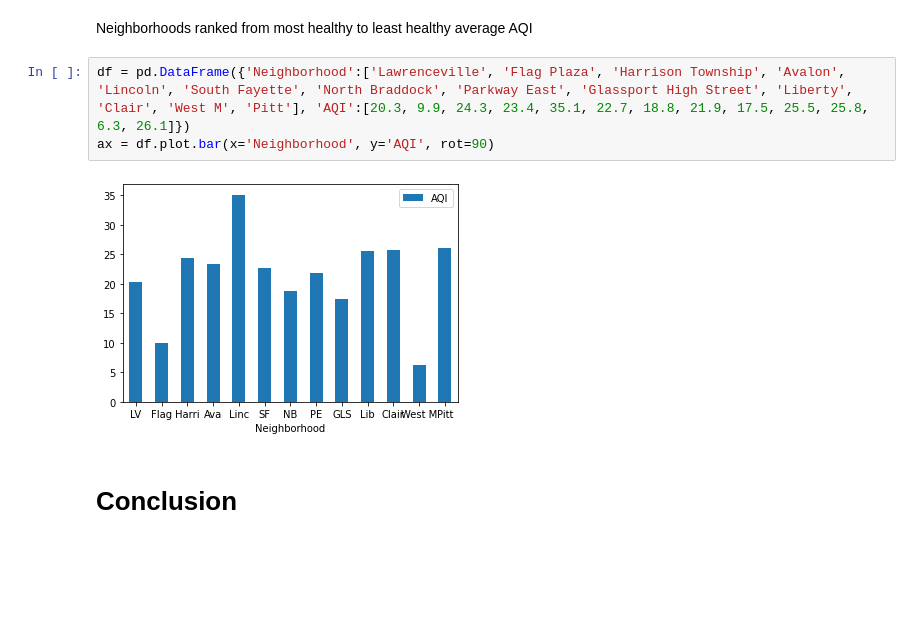
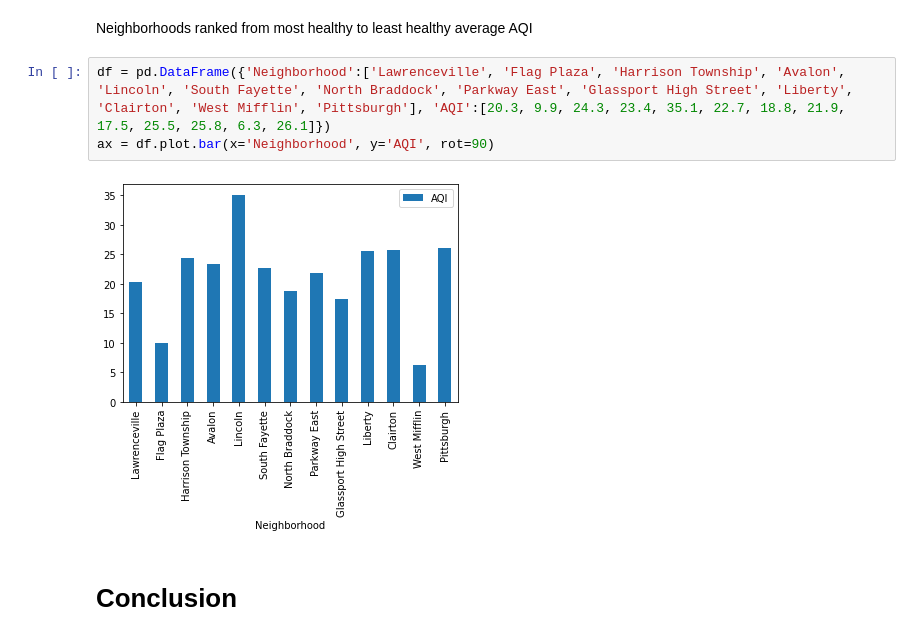
Before and after one commit to pww56/Group-23-Final-Project, a Jupyter notebook: SafestNeighborhood.ipynb, the cells around one changed output. Saved outputs shown, nothing was run; the diff lists cells and outputs as text; blank space fills up the shorter version.

Commit message:
actually fixed AQI graph

```diff
--- a/SafestNeighborhood.ipynb
+++ b/SafestNeighborhood.ipynb
@@ -252,10 +252,10 @@ These are the offical averages of Lawrenceville and Liberty sice they both had 2
 # %% [markdown]
 Neighborhoods ranked from most healthy to least healthy average AQI
 # %%
-df = pd.DataFrame({'Neighborhood':['Lawrenceville', 'Flag Plaza', 'Harrison Township', 'Avalon', 'Lincoln', 'South Fayette', 'North Braddock', 'Parkway East', 'Glassport High Street', 'Liberty', 'Clair', 'West M', 'Pitt'], 'AQI':[20.3, 9.9, 24.3, 23.4, 35.1, 22.7, 18.8, 21.9, 17.5, 25.5, 25.8, 6.3, 26.1]})
+df = pd.DataFrame({'Neighborhood':['Lawrenceville', 'Flag Plaza', 'Harrison Township', 'Avalon', 'Lincoln', 'South Fayette', 'North Braddock', 'Parkway East', 'Glassport High Street', 'Liberty', 'Clairton', 'West Mifflin', 'Pittsburgh'], 'AQI':[20.3, 9.9, 24.3, 23.4, 35.1, 22.7, 18.8, 21.9, 17.5, 25.5, 25.8, 6.3, 26.1]})
 ax = df.plot.bar(x='Neighborhood', y='AQI', rot=90)
 # %% [output]
-[figure, old version]
+[figure, new version]
 # %% [markdown]
 # Conclusion
 # %% [markdown]
```
